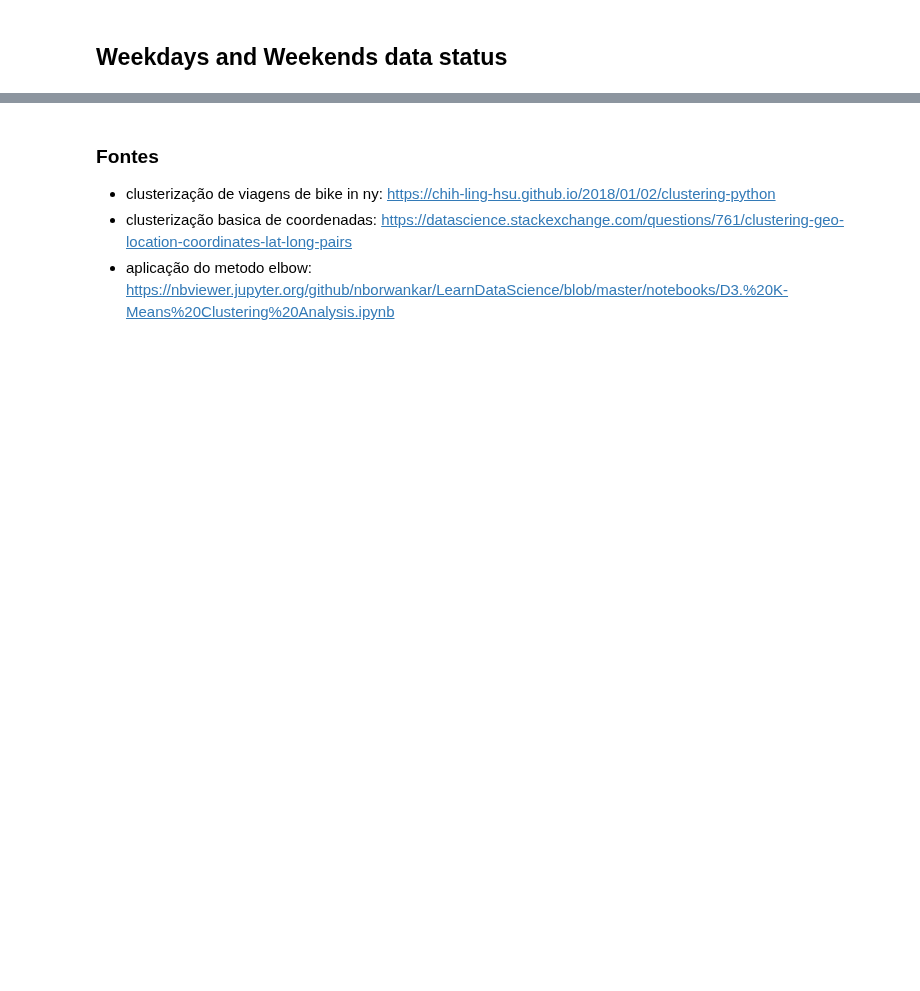
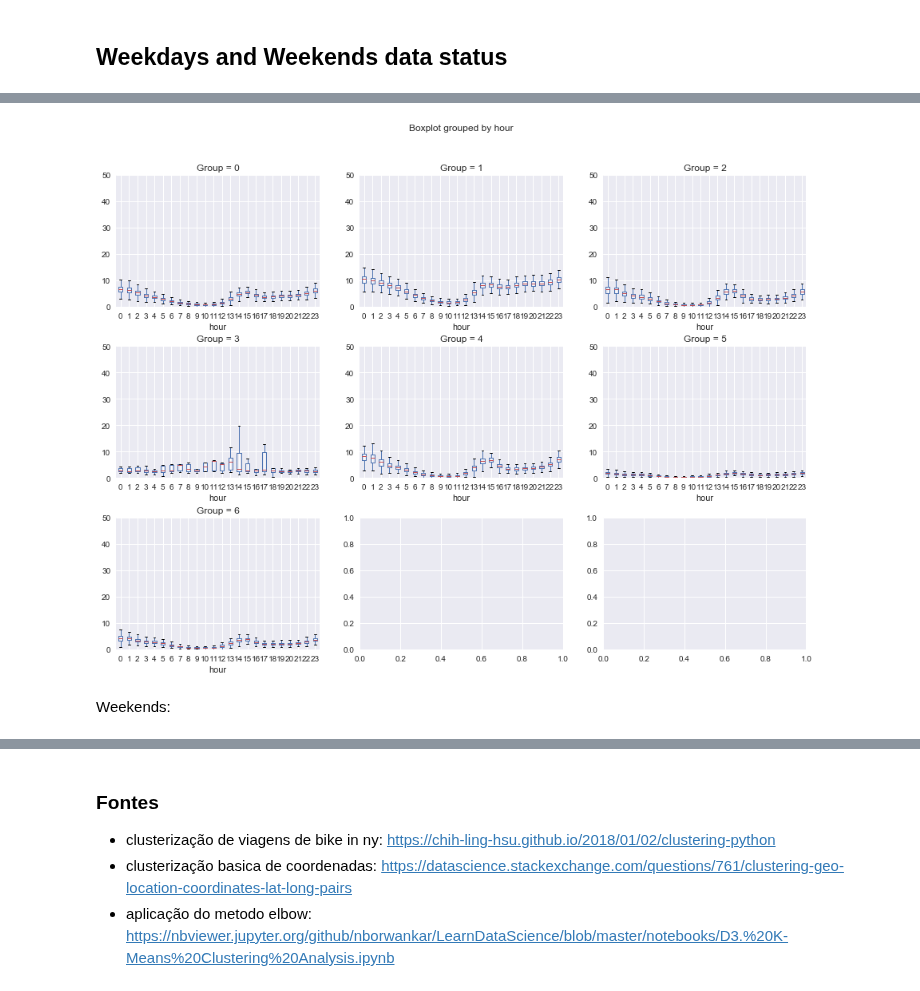
Before and after one commit to netlabufjf/Evo-Scripts, a Jupyter notebook: Clustering_Travels.ipynb, the cells around one changed output, grey strips where cells are left out. Drawn from its saved outputs; the diff is of its cells as text; code cells hidden in the pictures; blank space fills up the shorter version.

```diff
--- a/Clustering_Travels.ipynb
+++ b/Clustering_Travels.ipynb
@@ -365,7 +369,4 @@ def count_busy(df, period):
 # %%
-weekdays = evo_travels[evo_travels['weekday'] < 5]
-weekends = evo_travels[evo_travels['weekday'] >= 5]
-
 busy_weekdays = count_busy(weekdays,weekdays.Start_time.unique())
 busy_weekends = count_busy(weekends,weekends.Start_time.unique())
 
@@ -388,0 +394,31 @@ plt.show()
+# %%
+groups = weekdays['cluster'].unique()
+groups.sort()
+# %%
+fig, axarr = plt.subplots(nrows=3, ncols=3, figsize=(15,11))
+fig.subplots_adjust(left=0.03, right=0.97, hspace=0.3, wspace=0.5, top=0.7)
+c = 0
+l = 0
+
+for g in groups:
+
+    travels_group = weekdays[weekdays['cluster'] == g]
+
+    busy_group = count_busy(travels_group,travels_group.Start_time.unique())
+    busy_group['hour'] = busy_group.capture_time.dt.hour
+
+    busy_group.boxplot(column='percentage',by='hour',ax=axarr[l, c])
+
+    axarr[l, c].set_title('Group = '+str(g))
+    axarr[l, c].set_ylim(0,50)
+
+    c+=1
+    if (c >= 3): # aux variables to plot in matrix format
+        c = 0
+        l += 1
+
+plt.show()
+# %% [output]
+[figure, added]
+# %% [markdown]
+Weekends:
```
Also changed, not shown: parts of 11 cells of this notebook.
